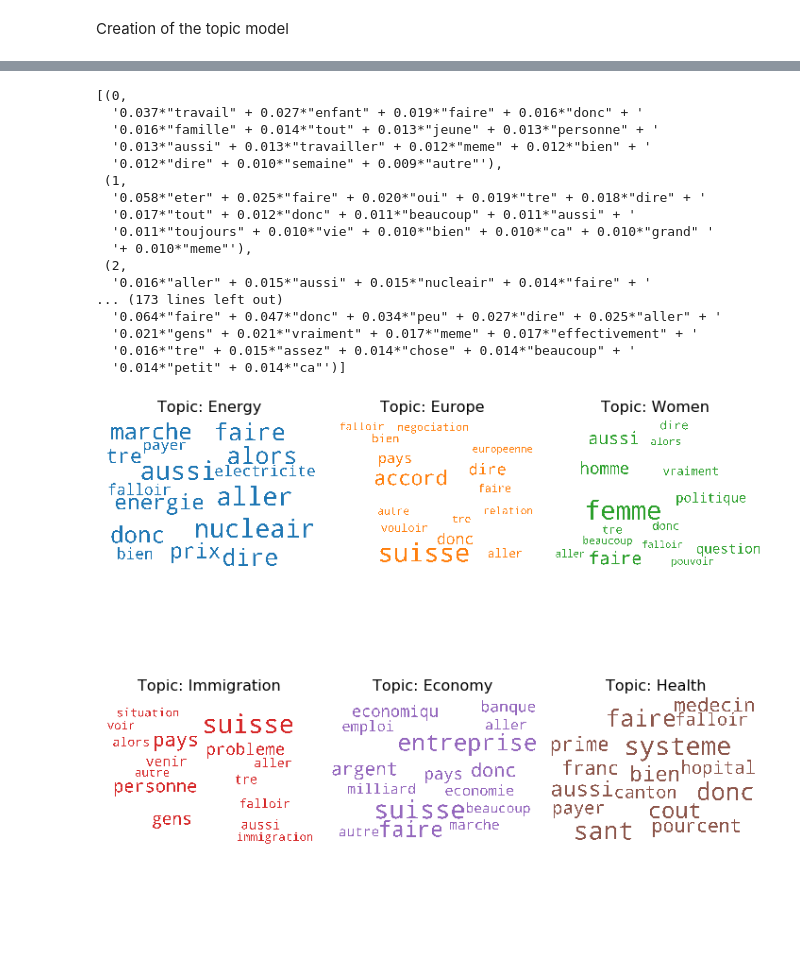
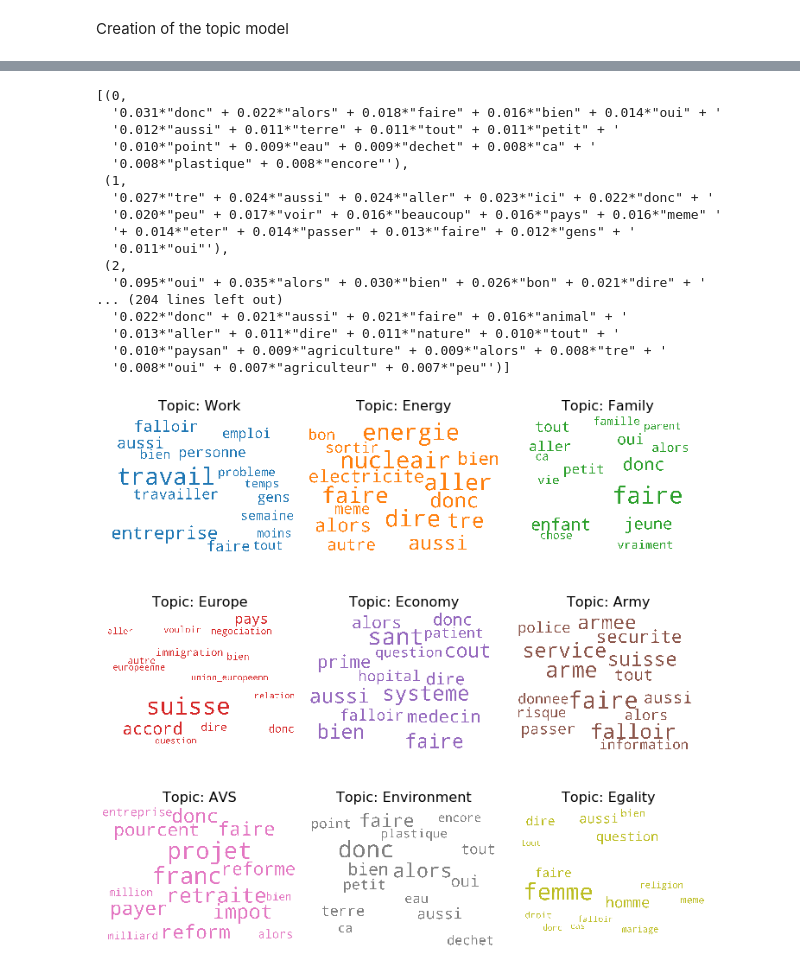
Before and after one commit to ArthurVignon/ADA_project, a Jupyter notebook: RTS_data_preprocessing.ipynb, the cells around one changed output, grey strips where cells are left out. Cells and saved outputs as stored; diff of their text form; code cells hidden in the pictures; blank space fills up the shorter version.

Commit message:
LDA analysis update and wordcloud image

```diff
--- a/RTS_data_preprocessing.ipynb
+++ b/RTS_data_preprocessing.ipynb
@@ -120,0 +119,3 @@ print(len(all_party_topic))
+# %%
+all_party_topic = all_party_topic.dropna(subset=['text', 'publicationDate'])
+len(all_party_topic)
@@ -393,25 +330,25 @@ Num Topics = 56  has Coherence Value of 0.3256
 # %%
-optimal_model = model_list[6]
+optimal_model = model_list[7]
 model_topics = optimal_model.show_topics(formatted=False)
 pprint(optimal_model.print_topics(num_topics=-1, num_words=15))
 # %% [output]
 [(0,
-  '0.037*"travail" + 0.027*"enfant" + 0.019*"faire" + 0.016*"donc" + '
-  '0.016*"famille" + 0.014*"tout" + 0.013*"jeune" + 0.013*"personne" + '
-  '0.013*"aussi" + 0.013*"travailler" + 0.012*"meme" + 0.012*"bien" + '
-  '0.012*"dire" + 0.010*"semaine" + 0.009*"autre"'),
+  '0.031*"donc" + 0.022*"alors" + 0.018*"faire" + 0.016*"bien" + 0.014*"oui" + '
+  '0.012*"aussi" + 0.011*"terre" + 0.011*"tout" + 0.011*"petit" + '
+  '0.010*"point" + 0.009*"eau" + 0.009*"dechet" + 0.008*"ca" + '
+  '0.008*"plastique" + 0.008*"encore"'),
  (1,
-  '0.058*"eter" + 0.025*"faire" + 0.020*"oui" + 0.019*"tre" + 0.018*"dire" + '
-  '0.017*"tout" + 0.012*"donc" + 0.011*"beaucoup" + 0.011*"aussi" + '
-  '0.011*"toujours" + 0.010*"vie" + 0.010*"bien" + 0.010*"ca" + 0.010*"grand" '
-  '+ 0.010*"meme"'),
+  '0.027*"tre" + 0.024*"aussi" + 0.024*"aller" + 0.023*"ici" + 0.022*"donc" + '
+  '0.020*"peu" + 0.017*"voir" + 0.016*"beaucoup" + 0.016*"pays" + 0.016*"meme" '
+  '+ 0.014*"eter" + 0.014*"passer" + 0.013*"faire" + 0.012*"gens" + '
+  '0.011*"oui"'),
  (2,
-  '0.016*"aller" + 0.015*"aussi" + 0.015*"nucleair" + 0.014*"faire" + '
-... (173 lines left out)
-  '0.064*"faire" + 0.047*"donc" + 0.034*"peu" + 0.027*"dire" + 0.025*"aller" + '
-  '0.021*"gens" + 0.021*"vraiment" + 0.017*"meme" + 0.017*"effectivement" + '
-  '0.016*"tre" + 0.015*"assez" + 0.014*"chose" + 0.014*"beaucoup" + '
-  '0.014*"petit" + 0.014*"ca"')]
+  '0.095*"oui" + 0.035*"alors" + 0.030*"bien" + 0.026*"bon" + 0.021*"dire" + '
+... (204 lines left out)
+  '0.022*"donc" + 0.021*"aussi" + 0.021*"faire" + 0.016*"animal" + '
+  '0.013*"aller" + 0.011*"dire" + 0.011*"nature" + 0.010*"tout" + '
+  '0.010*"paysan" + 0.009*"agriculture" + 0.009*"alors" + 0.008*"tre" + '
+  '0.008*"oui" + 0.007*"agriculteur" + 0.007*"peu"')]
 # %%
 #Saving optimal LDA Mallet model
 optimal_model.save('models/RTS_models/LDAMallet_40topics.model')
@@ -429,34 +366,35 @@ cloud = WordCloud(stopwords=stopwords_fr,
                   width=2500,
                   height=1800,
                   max_words=15,
                   colormap='tab10',
                   color_func=lambda *args, **kwargs: cols[i],
                   prefer_horizontal=1.0)
 
+#Select viable topics with human assigned names
+selected_topics = [8, 14, 22, 24, 36, 19, 20, 0, 12, 17]
+selected_titles = ['Work', 'Energy', 'Family', 'Europe', 'Health', 'Army', 'AVS', 'Environment', 'Egality', 'Economy']
 
-selected_topics = [2, 10, 25, 14, 22, 23, 32]
-selected_titles = ['Energy', 'Europe', 'Women', 'Immigration', 'Economy', 'Health']
 topics = optimal_model.show_topics(num_topics = -1, num_words=15, formatted=False)
 topics = [topics[i] for i in selected_topics]
 
 
 gs1 = gridspec.GridSpec(2, 3)
 gs1.update(wspace=0.025, hspace=0.05)
-fig, axes = plt.subplots(2, 3, figsize=(10,10), sharex=True, sharey=True)
+fig, axes = plt.subplots(3, 3, figsize=(10,10), sharex=True, sharey=True)
 
 for i, ax in enumerate(axes.flatten()):
     fig.add_subplot(ax)
     topic_words = dict(topics[i][1])
     cloud.generate_from_frequencies(topic_words, max_font_size=300)
     plt.gca().imshow(cloud)
     plt.gca().set_title('Topic: ' + selected_titles[i], fontdict=dict(size=16))
     plt.gca().axis('off')
 
 
 plt.subplots_adjust(wspace=0, hspace=0)
 plt.axis('off')
 plt.margins(x=0, y=0)
 plt.tight_layout()
 plt.show()
 # %% [output]
-[figure, old version]
+[figure, new version]
```
Also changed, not shown: parts of 32 cells of this notebook, 1 other file.
